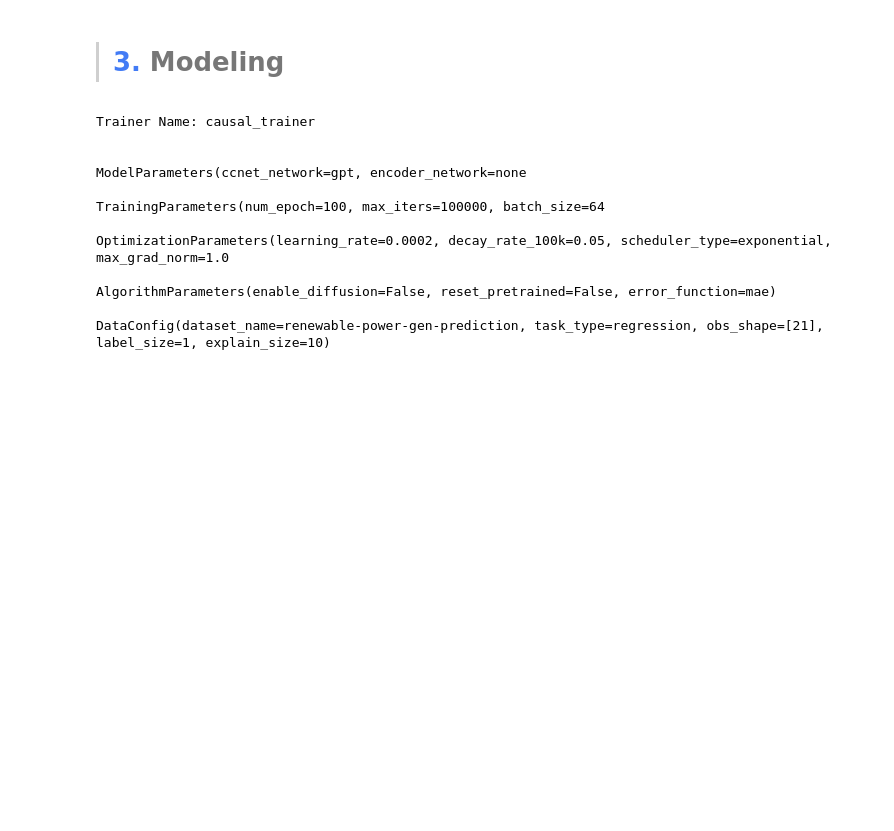
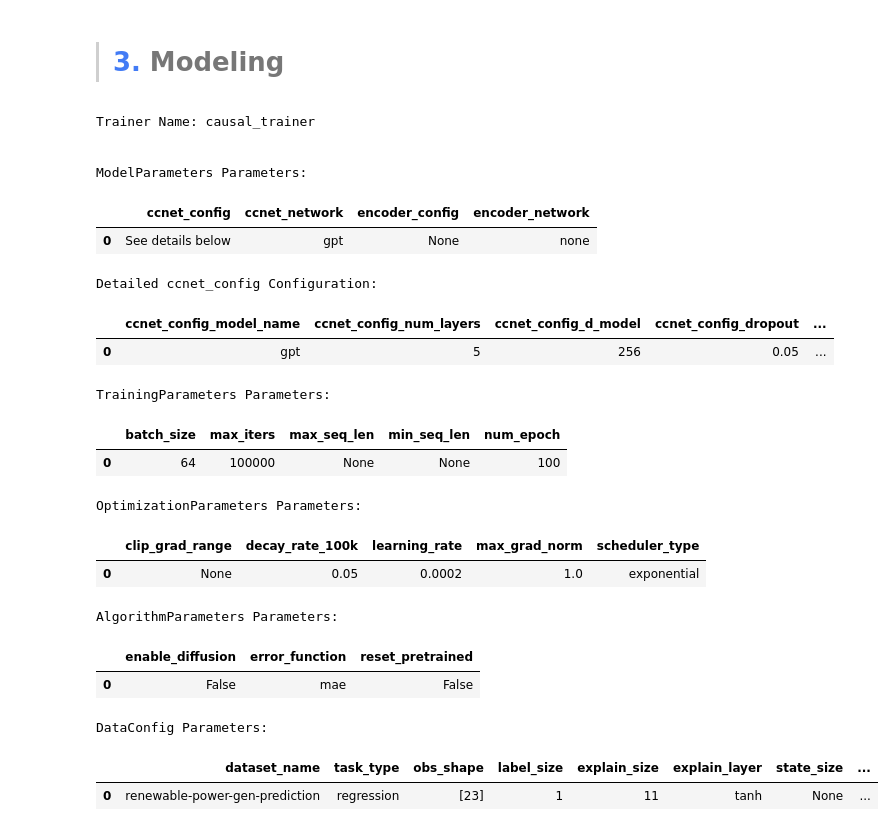
Before and after one commit to ccnets-team/causal-learning, a Jupyter notebook: examples/renewable_energy_prediction.ipynb, the cells around one changed output. Drawn from its saved outputs; the diff is of its cells as text; code cells hidden in the pictures; blank space fills up the shorter version.

```diff
--- a/examples/renewable_energy_prediction.ipynb
+++ b/examples/renewable_energy_prediction.ipynb
@@ -152,34 +152,43 @@ test df shape:  (39356, 22)
 # %%
 from tools.setting.data_config import DataConfig
 from tools.setting.ml_params import MLParameters
 from trainer_hub import TrainerHub
 
 num_features = description['num_features']
 num_classes = description['num_classes']
 data_config = DataConfig(dataset_name = 'renewable-power-gen-prediction', task_type='regression', obs_shape=[num_features], label_size=num_classes)
 
 #  Set training configuration from the AlgorithmConfig class, returning them as a Namespace object.
 ml_params = MLParameters(ccnet_network = 'gpt', encoder_network = 'none')
 ml_params.algorithm.error_function = 'mae'
 
 # Set the device to GPU if available, else CPU
 device = torch.device("cuda" if torch.cuda.is_available() else "cpu")
 
 # Initialize the TrainerHub class with the training configuration, data configuration, device, and use_print and use_wandb flags
-trainer_hub = TrainerHub(ml_params, data_config, device, use_print=True, use_wandb=False)
+trainer_hub = TrainerHub(ml_params, data_config, device, use_print=True, use_wandb=True)
 # %% [output]
 Trainer Name: causal_trainer
 
 
-ModelParameters(ccnet_network=gpt, encoder_network=none
-
-TrainingParameters(num_epoch=100, max_iters=100000, batch_size=64
-
-OptimizationParameters(learning_rate=0.0002, decay_rate_100k=0.05, scheduler_type=exponential, max_grad_norm=1.0
-
-AlgorithmParameters(enable_diffusion=False, reset_pretrained=False, error_function=mae)
-
-DataConfig(dataset_name=renewable-power-gen-prediction, task_type=regression, obs_shape=[21], label_size=1, explain_size=10)
+ModelParameters Parameters:
+|  | ccnet_config | ccnet_network | encoder_config | encoder_network |
+| 0 | See details below | gpt | None | none |
+Detailed ccnet_config Configuration:
+|  | ccnet_config_model_name | ccnet_config_num_layers | ccnet_config_d_model | ccnet_config_dropout | ... |
+| 0 | gpt | 5 | 256 | 0.05 | ... |
+TrainingParameters Parameters:
+|  | batch_size | max_iters | max_seq_len | min_seq_len | num_epoch |
+| 0 | 64 | 100000 | None | None | 100 |
+OptimizationParameters Parameters:
+|  | clip_grad_range | decay_rate_100k | learning_rate | max_grad_norm | scheduler_type |
+| 0 | None | 0.05 | 0.0002 | 1.0 | exponential |
+AlgorithmParameters Parameters:
+|  | enable_diffusion | error_function | reset_pretrained |
+| 0 | False | mae | False |
+DataConfig Parameters:
+|  | dataset_name | task_type | obs_shape | label_size | explain_size | explain_layer | state_size | ... |
+| 0 | renewable-power-gen-prediction | regression | [23] | 1 | 11 | tanh | None | ... |
 # %%
 trainer_hub.train(trainset, testset)
 # %% [output]
```
Also changed, not shown: parts of 3 cells of this notebook.
